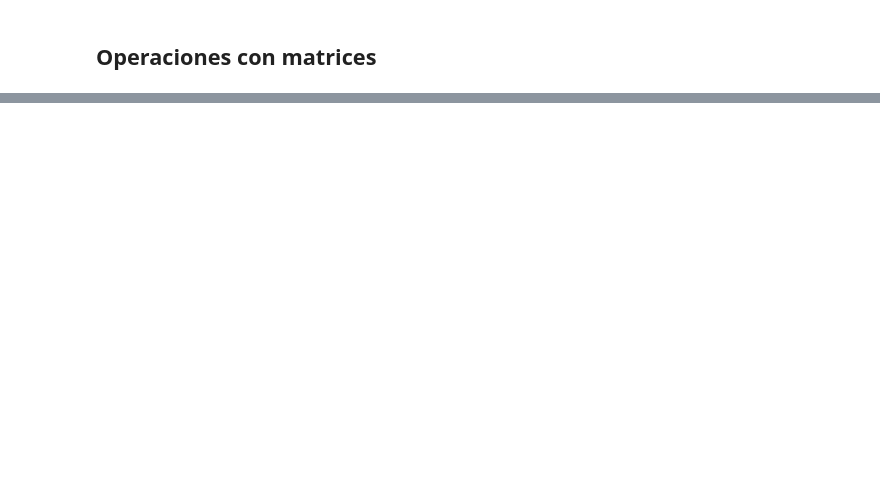
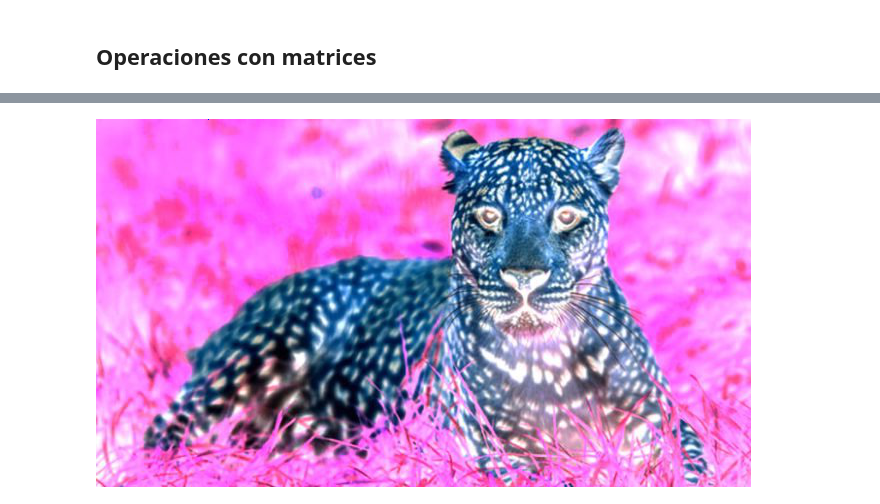
Before and after one commit to JuanPDuateC/Notebooks, a Jupyter notebook: 03_Numpy.ipynb, the cells around one changed output, grey strips where cells are left out. Saved outputs shown, nothing was run; the diff lists cells and outputs as text; code cells hidden in the pictures; blank space fills up the shorter version.

```diff
--- a/03_Numpy.ipynb
+++ b/03_Numpy.ipynb
@@ -169,0 +464,10 @@ np.hstack((a,b))
+# %%
+leo4 = leopardo.copy()
+## para volverlo a negativo
+leo4 = 255 - leopardo
+
+leo4imagen = Image.fromarray(leo4)
+leo4imagen.save('leonegative.jpg')
+leo4imagen
+# %% [output]
+[figure, added]
```
Also changed, not shown: parts of 50 cells of this notebook.
